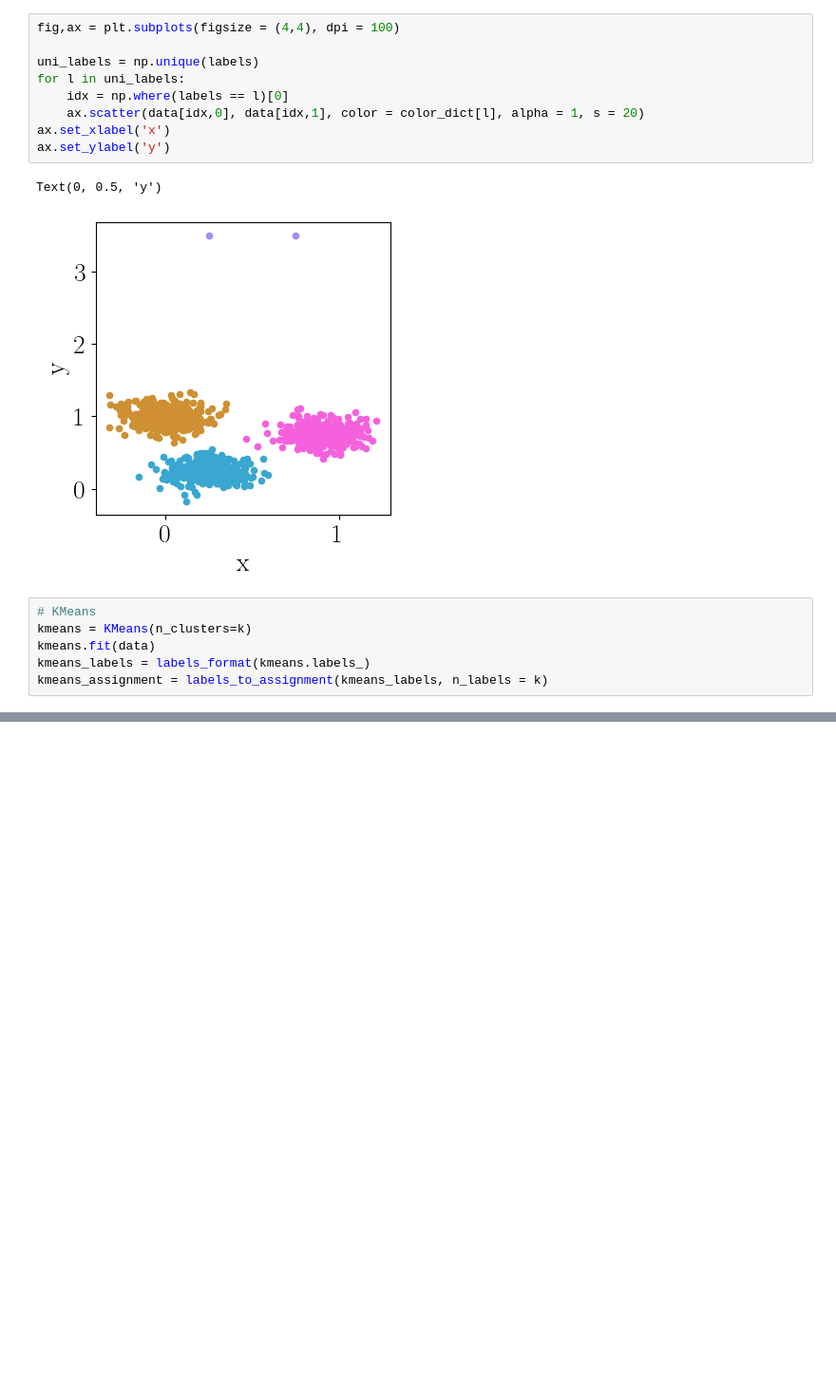
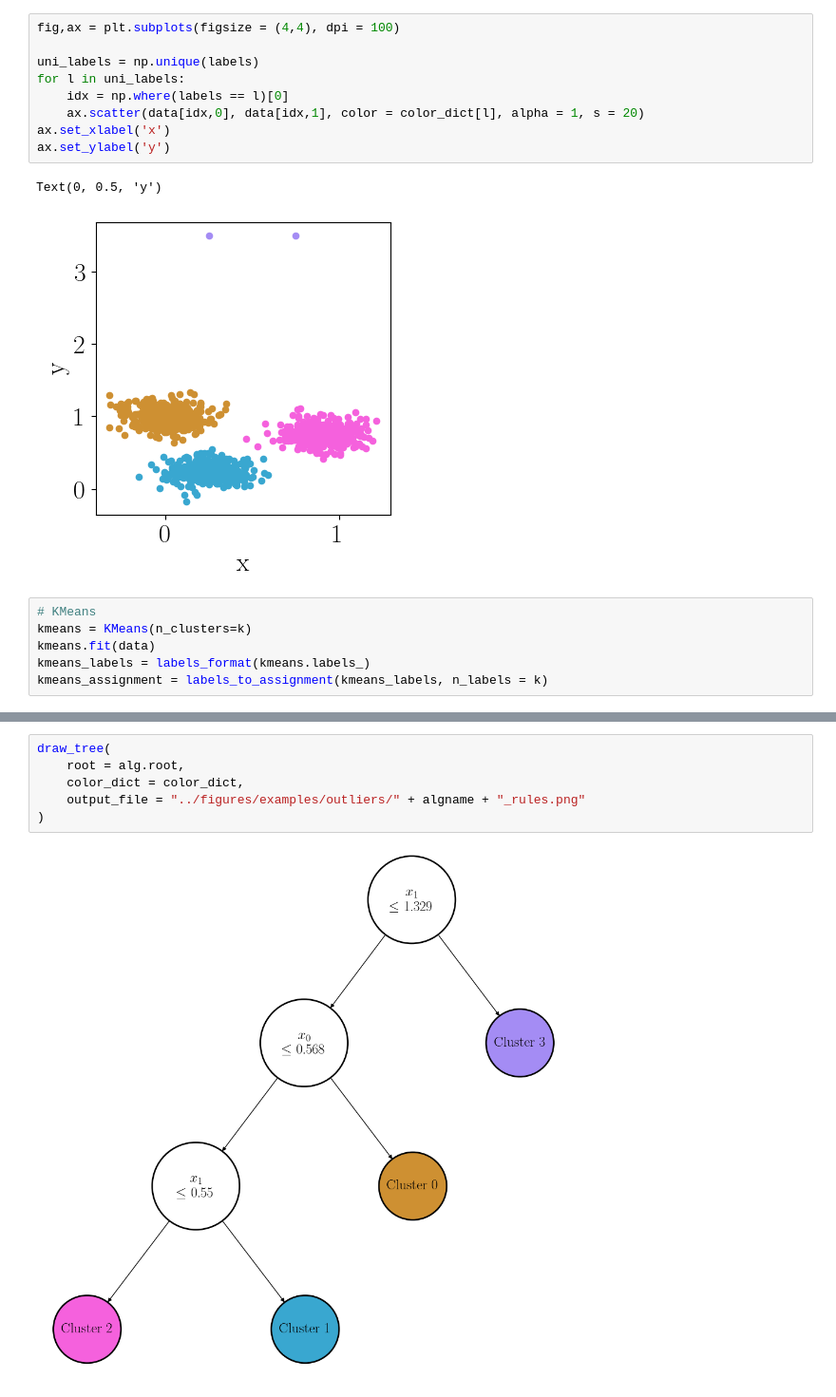
Before and after one commit to kevinqnb/interpretable-clustering, a Jupyter notebook: examples/examples.ipynb, the cells around one changed output, grey strips where cells are left out. Shown at 95% size. Cells and saved outputs as stored; diff of their text form; blank space fills up the shorter version.

```diff
--- a/examples/examples.ipynb
+++ b/examples/examples.ipynb
@@ -637,0 +635,8 @@ plt.savefig("../figures/examples/counter_example.png", bbox_inches = 'tight', dp
+# %%
+draw_tree(
+    root = alg.root,
+    color_dict = color_dict,
+    output_file = "../figures/examples/outliers/" + algname + "_rules.png"
+)
+# %% [output]
+[figure, added]
```
Also changed, not shown: parts of 9 cells of this notebook, 27 other files.
